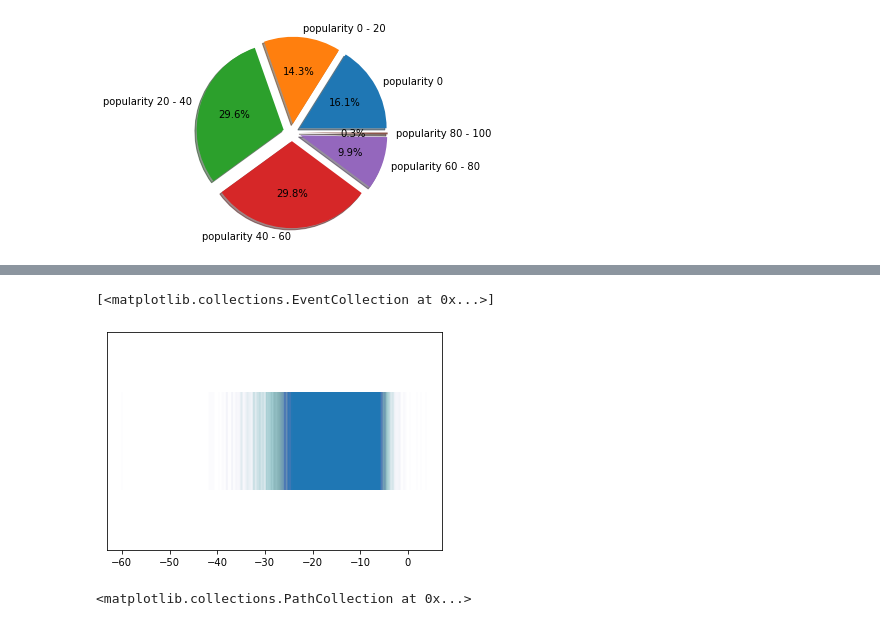
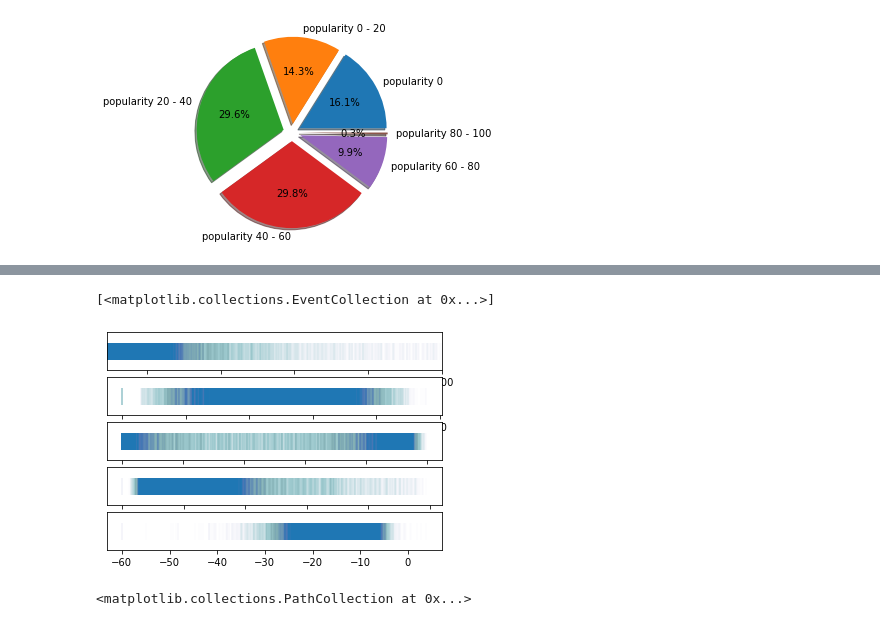
Before and after one commit to PiotrKolecki/PK_DK_Eksploracja_Danych_2020, a Jupyter notebook: kaggle_spotify_ed.ipynb, the cells around one changed output, grey strips where cells are left out. Cells and saved outputs as stored; diff of their text form; code cells hidden in the pictures.

```diff
--- a/kaggle_spotify_ed.ipynb
+++ b/kaggle_spotify_ed.ipynb
@@ -133,18 +165,5 @@ plt.scatter(x, y, marker='.', alpha=0.05, cmap='viridis')
 # %%
 sectors = [0,0,0,0,0,0]
-def divider(a):
-    if(a==0):
-        sectors[0] += 1
-    elif(a < 20):
-        sectors[1] += 1
-    elif(a < 40):
-        sectors[2] += 1
-    elif(a < 60):
-        sectors[3] += 1
-    elif(a < 80):
-        sectors[4] += 1
-    else:
-        sectors[5] += 1
 
 x = df_data.popularity
 
@@ -156,7 +175,7 @@ labels = ['popularity 0',
           'popularity 80 - 100']
 explode = (0.1, 0.1, 0.1, 0.1, 0.1, 0.1)
 for a in x:
-    divider(a)
+    divider0_100(a)
 
 plt.pie(sectors, labels=labels, explode = explode, autopct='%1.1f%%', shadow=True)
 sectors
@@ -164,8 +183,6 @@ sectors
 [27357, 24265, 50341, 50637, 16737, 572]
 [figure]
 # %%
-df_temp = df_new.copy()
+df_temp = df_data.copy()
 
 df_temp.drop(df_temp[df_temp.popularity != 0].index, inplace=True)
-
-df_temp.head(5)
@@ -209,10 +189,38 @@ plt.eventplot(x, alpha=0.01, cmap='viridis')
-# %%
-x = df_temp.loudness
-plt.yticks([])
-plt.eventplot(x, alpha=0.01, cmap='viridis')
-# %% [output]
-[<matplotlib.collections.EventCollection at 0x...>]
-[figure, removed]
+# %%
+plt.subplot(5, 1, 1)
+
+x = df_temp.duration_ms
+x = list(map(lambda a: a/1000, x))
+plt.xlim(90, 1000)
+plt.yticks([])
+plt.eventplot(x, alpha=0.01, cmap='viridis')
+
+plt.subplot(5, 1, 2)
+
+x = df_temp.danceability
+plt.yticks([])
+plt.eventplot(x, alpha=0.01, cmap='viridis')
+
+plt.subplot(5, 1, 3)
+
+x = df_temp.instrumentalness
+plt.yticks([])
+plt.eventplot(x, alpha=0.01, cmap='viridis')
+
+plt.subplot(5, 1, 4)
+
+x = df_temp.liveness
+plt.yticks([])
+plt.eventplot(x, alpha=0.01, cmap='viridis')
+
+plt.subplot(5, 1, 5)
+
+x = df_temp.loudness
+plt.yticks([])
+plt.eventplot(x, alpha=0.01, cmap='viridis')
+# %% [output]
+[<matplotlib.collections.EventCollection at 0x...>]
+[figure, added]
 # %%
 plt.subplot(2, 1, 1)
 x = df_temp.year
```
Also changed, not shown: parts of 33 cells of this notebook, 1 other file.
